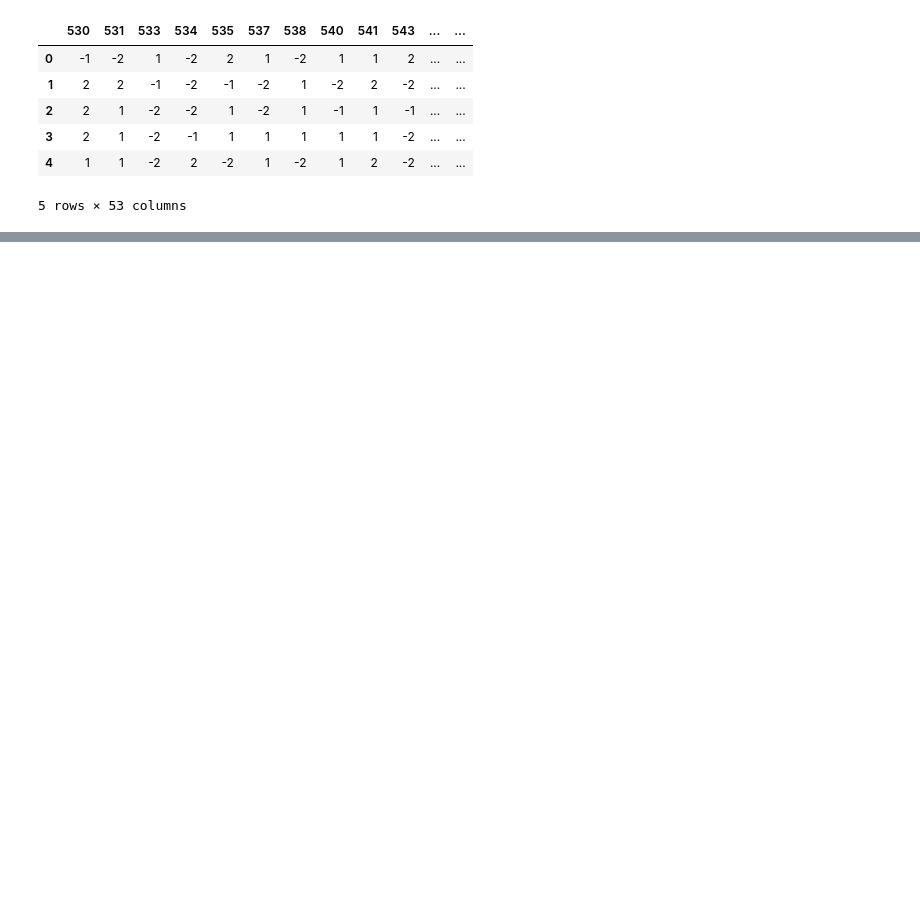
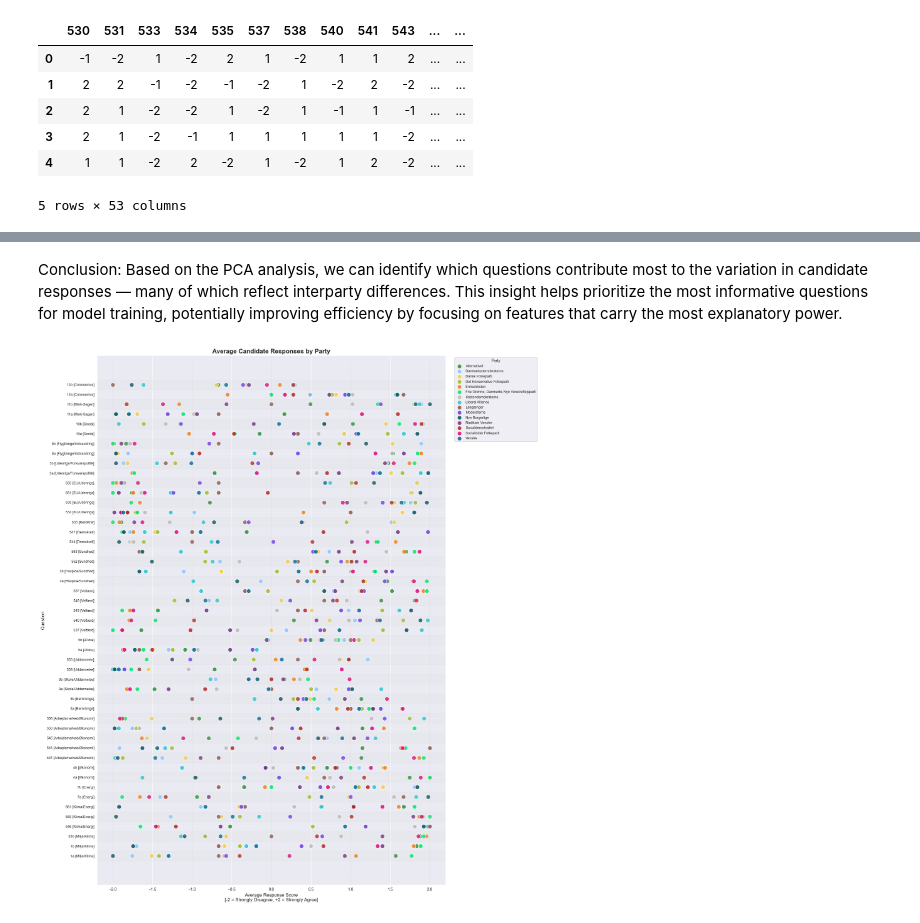
Before and after one commit to Sterup15/MAL1Workspace, a Jupyter notebook: MAL1Workspace/Assignment06/6. Candidate Test 2022 II.ipynb, the cells around one changed output, grey strips where cells are left out. Drawn from its saved outputs; the diff is of its cells as text; code cells hidden in the pictures; blank space fills up the shorter version.

```diff
--- a/MAL1Workspace/Assignment06/6. Candidate Test 2022 II.ipynb
+++ b/MAL1Workspace/Assignment06/6. Candidate Test 2022 II.ipynb
@@ -204,0 +280,53 @@ Top 10 questions influencing PC2 (likely second ideological dimension):
+# %% [markdown]
+Conclusion:
+Based on the PCA analysis, we can identify which questions contribute most to the variation in candidate responses — many of which reflect interparty differences. This insight helps prioritize the most informative questions for model training, potentially improving efficiency by focusing on features that carry the most explanatory power.
+# %%
+# Average Party Positions on Each Question
+
+# Objective:
+# To understand where political parties stand on individual questions,
+# we compute and visualize the average response of each party per question.
+# This gives a clear overview of ideological positioning across the survey.
+
+# Step 1: Prepare the data
+# Remove non-response columns (like region, age, name)
+task2data = raw_data.drop(columns=['storkreds', 'alder', 'navn'], errors='ignore')
+
+# Step 2: Compute average responses for each question by party
+# Transpose the result so each row is a question, and columns represent parties
+mean_party_responses = task2data.groupby('parti')[question_columns].mean().T
+
+# Step 3: Create a scatter plot of average responses per party per question
+fig, ax = plt.subplots(figsize=(18, 20))
+y_positions = np.arange(len(mean_party_responses.index))  # One y-position per question
+
+# Plot one point per party per question
+for party in mean_party_responses.columns:
+    color = party_colors.get(party, "#7f7f7f")  # Default to grey if color not found
+    ax.scatter(mean_party_responses[party], y_positions, label=party,
+               color=color, s=120, edgecolor='white', alpha=0.85, linewidth=1.2)
+
+#  Configure y-axis with question labels
+ax.set_yticks(y_positions)
+ax.set_yticklabels(question_labels, fontsize=9)
+
+# Label axes and title
+ax.set_xlabel("Average Response Score\n[-2 = Strongly Disagree, +2 = Strongly Agree]", fontsize=12)
+ax.set_ylabel("Question", fontsize=12)
+ax.set_title("Average Candidate Responses by Party", fontsize=16, weight='bold')
+
+# Add alternating background shading for better readability
+for i in range(0, len(y_positions), 2):
+    ax.axhspan(i - 0.5, i + 0.5, color='lightgray', alpha=0.1)
+
+# Add reference lines for neutral and extreme responses
+for x in range(-2, 3):
+    ax.axvline(x=x, color='gray', linestyle='--', linewidth=0.8, alpha=0.4)
+
+#  Final plot formatting
+ax.grid(axis="y", linestyle="--", alpha=0.3)
+ax.legend(title="Party", bbox_to_anchor=(1.02, 1), loc='upper left', fontsize=9)
+plt.tight_layout()
+plt.show()
+# %% [output]
+[figure, added]
```
Also changed, not shown: parts of 14 cells of this notebook.
